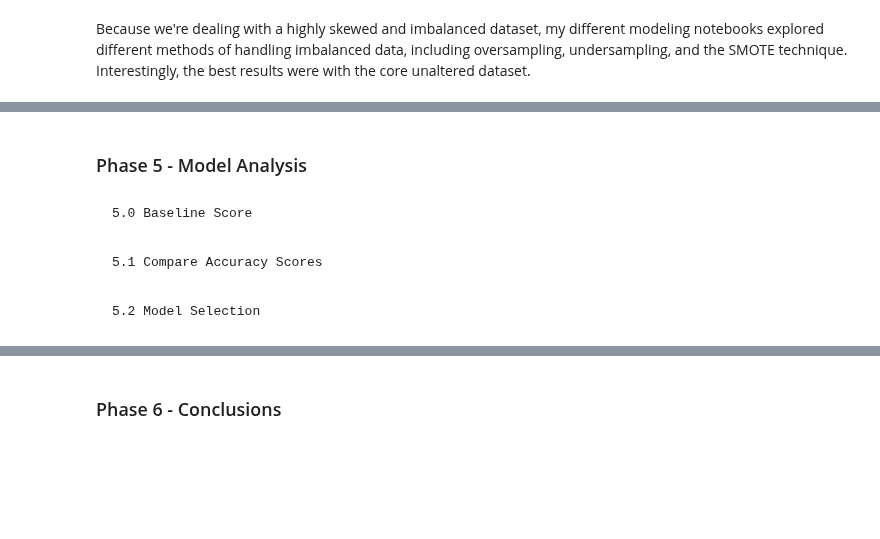
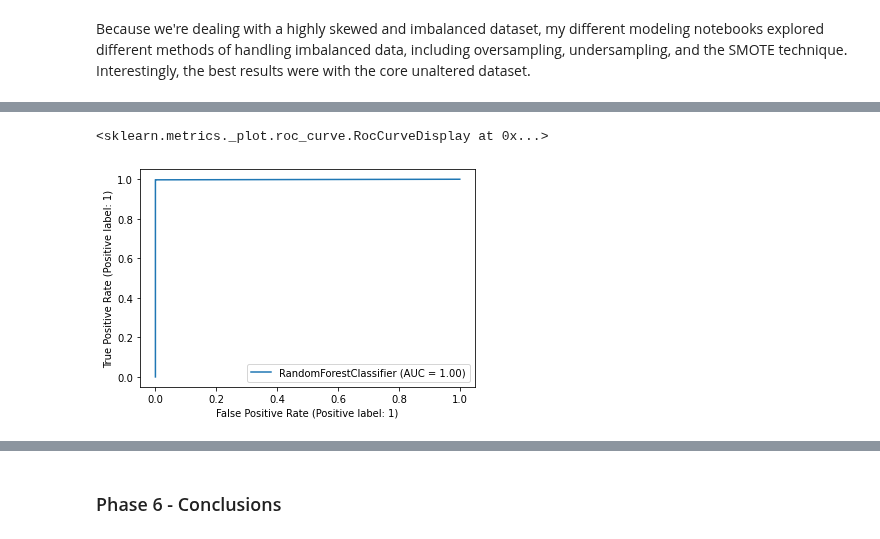
Before and after one commit to kduane/fake_fraud, a Jupyter notebook: technical_report.ipynb, the cells around one changed output, grey strips where cells are left out. Drawn from its saved outputs; the diff is of its cells as text; code cells hidden in the pictures; blank space fills up the shorter version.

```diff
--- a/technical_report.ipynb
+++ b/technical_report.ipynb
@@ -301,8 +323,5 @@ rfc.fit(Z_train, y_train)
-# %% [markdown]
-### Phase 5 - Model Analysis
-# %% [markdown]
-    5.0 Baseline Score
-# %% [markdown]
-    5.1 Compare Accuracy Scores
-# %% [markdown]
-    5.2 Model Selection
+# %%
+plot_roc_curve(rfc, Z_test, y_test)
+# %% [output]
+<sklearn.metrics._plot.roc_curve.RocCurveDisplay at 0x...>
+[figure, added]
```
Also changed, not shown: parts of 23 cells of this notebook, 2 other files.
